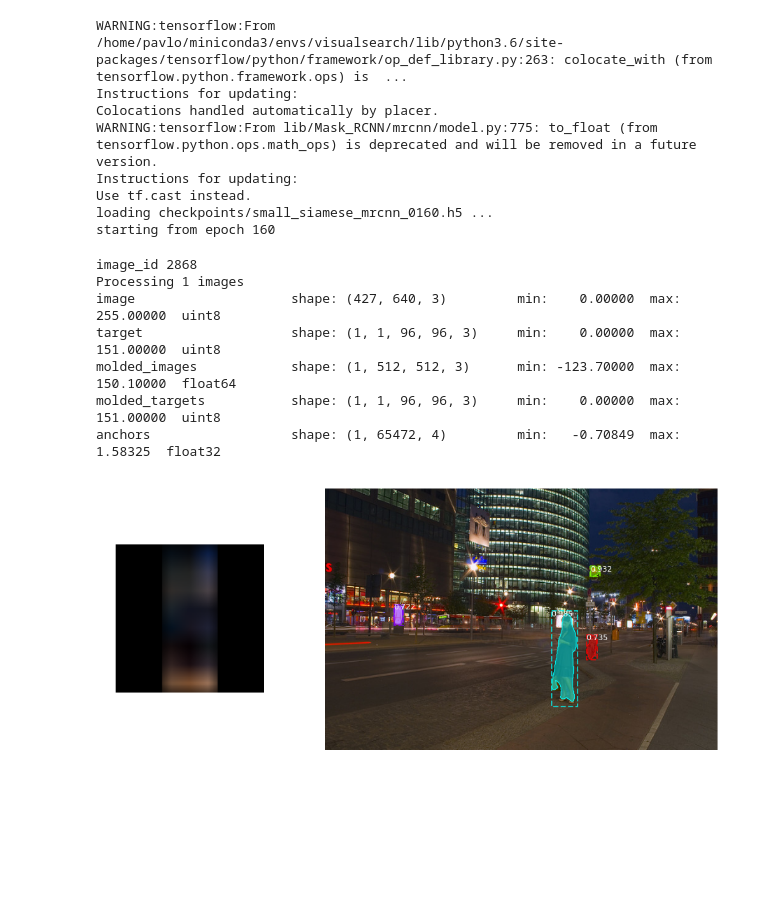
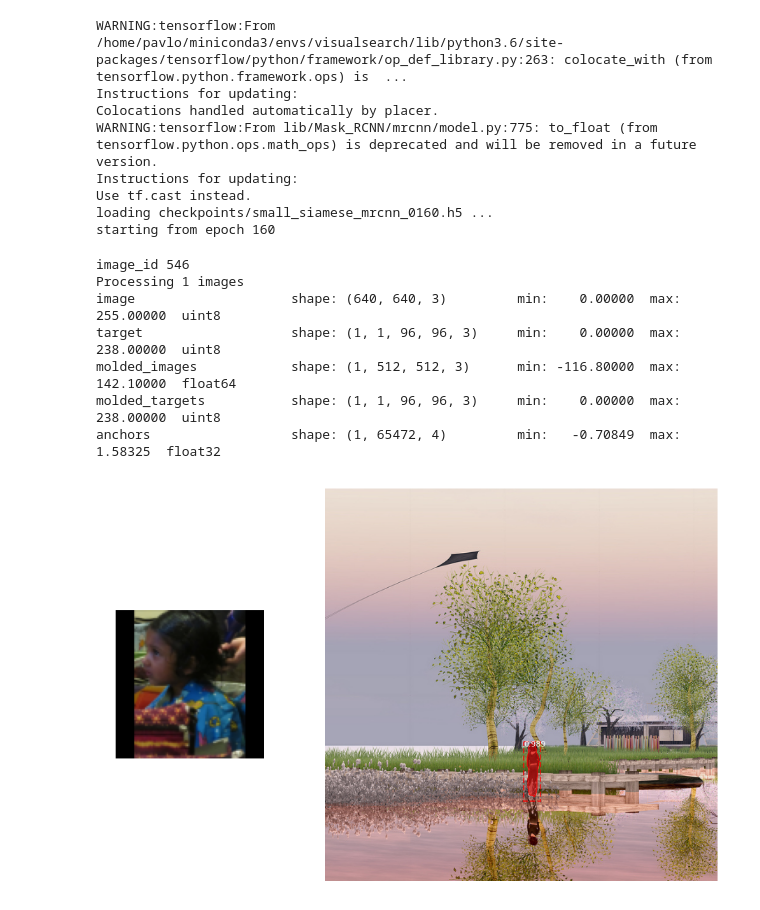
Before and after one commit to una-honest-data-and-ai-consulting/Small_data_visual_search_app, a Jupyter notebook: evaluate.ipynb, the cells around one changed output. Drawn from its saved outputs; the diff is of its cells as text; code cells hidden in the pictures; blank space fills up the shorter version.

```diff
--- a/evaluate.ipynb
+++ b/evaluate.ipynb
@@ -51,3 +48,7 @@ train_classes = np.array(range(1,81))
+# %%
+# train_classes = coco_nopascal_classes
+one_shot_classes = np.array([4*i + index for i in range(20)])
+train_classes = np.array(range(1,81))[np.array([i not in one_shot_classes for i in range(1,81)])]
 # %%
 # Load COCO/val dataset
 coco_val = siamese_utils.IndexedCocoDataset()
@@ -136,26 +122,26 @@ loading checkpoints/small_siamese_mrcnn_0160.h5 ...
 starting from epoch 160
 # %%
 # Select category
-category = 10
+category = 1
 image_id = np.random.choice(coco_val.category_image_index[category])
 # Load target
 target = siamese_utils.get_one_target(category, coco_val, config)
 # Load image
 image = coco_val.load_image(image_id)
 print("image_id", image_id)
 
 
 # Run detection
 results = model.detect([[target]], [image], verbose=1)
 r = results[0]
 # Display results
 siamese_utils.display_results(target, image, r['rois'], r['masks'], r['class_ids'], r['scores'])
 # %% [output]
-image_id 2868
+image_id 546
 Processing 1 images
-image                    shape: (427, 640, 3)         min:    0.00000  max:  255.00000  uint8
-target                   shape: (1, 1, 96, 96, 3)     min:    0.00000  max:  151.00000  uint8
-molded_images            shape: (1, 512, 512, 3)      min: -123.70000  max:  150.10000  float64
-molded_targets           shape: (1, 1, 96, 96, 3)     min:    0.00000  max:  151.00000  uint8
+image                    shape: (640, 640, 3)         min:    0.00000  max:  255.00000  uint8
+target                   shape: (1, 1, 96, 96, 3)     min:    0.00000  max:  238.00000  uint8
+molded_images            shape: (1, 512, 512, 3)      min: -116.80000  max:  142.10000  float64
+molded_targets           shape: (1, 1, 96, 96, 3)     min:    0.00000  max:  238.00000  uint8
 anchors                  shape: (1, 65472, 4)         min:   -0.70849  max:    1.58325  float32
-[figure, old version]
+[figure, new version]
```
Also changed, not shown: parts of 5 cells of this notebook, 1 other file.
